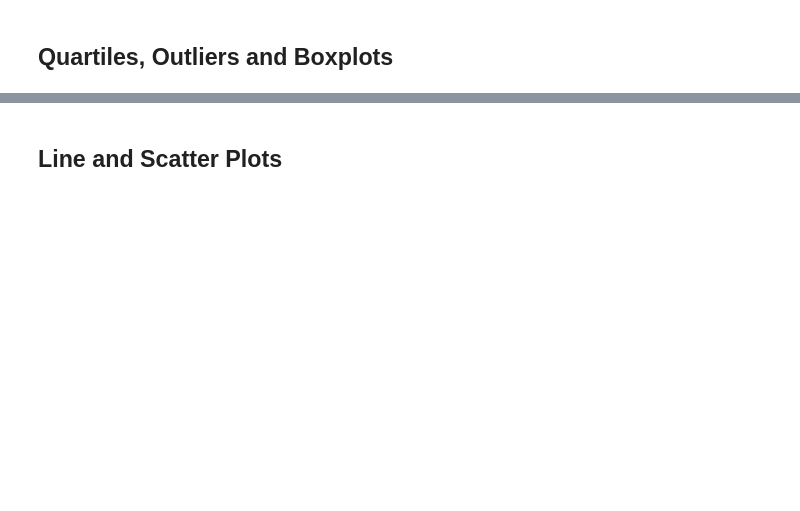
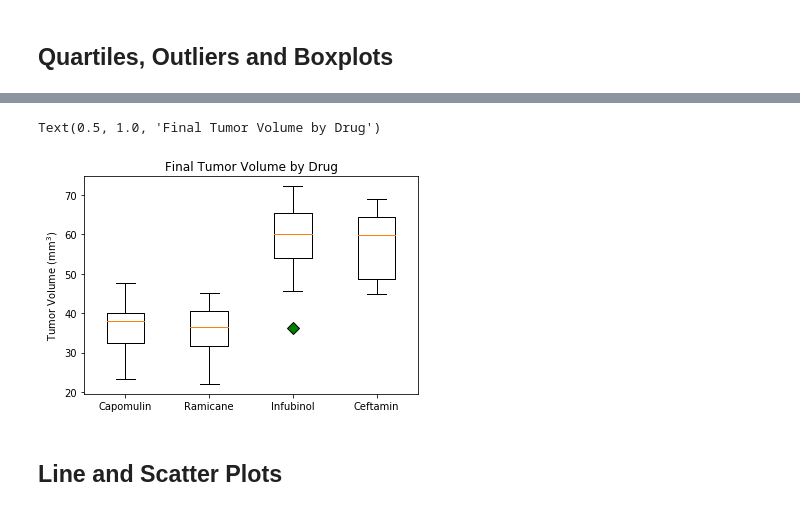
Before and after one commit to giadainnocenti/matplotlib-challenge, a Jupyter notebook: pymaceuticals_starter.ipynb, the cells around one changed output, grey strips where cells are left out. Saved outputs shown, nothing was run; the diff lists cells and outputs as text; code cells hidden in the pictures; blank space fills up the shorter version.

```diff
--- a/pymaceuticals_starter.ipynb
+++ b/pymaceuticals_starter.ipynb
@@ -242,0 +221,30 @@ final_tumor_volume
+# %%
+# Put treatments into a list for for loop (and later for plot labels)
+drugs_OI = ['Capomulin','Ramicane','Infubinol','Ceftamin']
+
+# Locate the rows which contain mice on each drug and get the tumor volumes
+tumor_volume = [final_tumor_volume[final_tumor_volume['Drug Regimen'].isin([drug])] for drug in drugs_OI]
+
+# Calculate the IQR and quantitatively determine if there are any potential outliers.
+quartiles = []
+volume_drug = []
+for x in range(len(tumor_volume)):
+    quartiles += [tumor_volume[x]['Tumor Volume (mm3)'].quantile([.25,.5,.75])]
+    volume_drug += [tumor_volume[x]['Tumor Volume (mm3)']]
+quartiles = pd.DataFrame(quartiles, index = drugs_OI)
+lowerq = quartiles[0.25]
+upperq = quartiles[0.75]
+iqr = upperq-lowerq
+print(f'IQR: \n{iqr}')
+
+#calculating upper and lower bounds
+lower_bound = lowerq - (1.5*iqr)
+upper_bound = upperq + (1.5*iqr)
+print(f"LOWER BOUNDs: \n{lower_bound}")
+print(f"UPPER BOUNDs: \n{upper_bound}")
+
+# Determine outliers using upper and lower bounds
+outlier_occupancy = []
+for x in range(len(tumor_volume)):
+    outlier_occupancy += [tumor_volume[x]['Tumor Volume (mm3)'].loc[(tumor_volume[x]['Tumor Volume (mm3)'] < lower_bound[x]) | (tumor_volume[x]['Tumor Volume (mm3)'] > upper_bound[x])]]
+    print(f"{drugs_OI[x]} has {len(outlier_occupancy[x])} outliers")
@@ -243,2 +269,16 @@ final_tumor_volume
+# %%
+# Generate a box plot of the final tumor volume of each mouse across four regimens of interest
+# Edit outliers on boxplot for visibility
+
+fig, ax1 = plt.subplots()
+green_diamond = dict(markerfacecolor='g',markersize = 8, marker='D')
+
+ax1.boxplot(volume_drug, flierprops=green_diamond)
+ax1.set_ylabel('Tumor Volume (mm$^3$)')
+plt.setp(ax1, xticks=[y + 1 for y in range(len(drugs_OI))], xticklabels=drugs_OI)
+plt.title('Final Tumor Volume by Drug')
+# %% [output]
+Text(0.5, 1.0, 'Final Tumor Volume by Drug')
+[figure, added]
 # %% [markdown]
 ## Line and Scatter Plots
```
Also changed, not shown: parts of 16 cells of this notebook.
